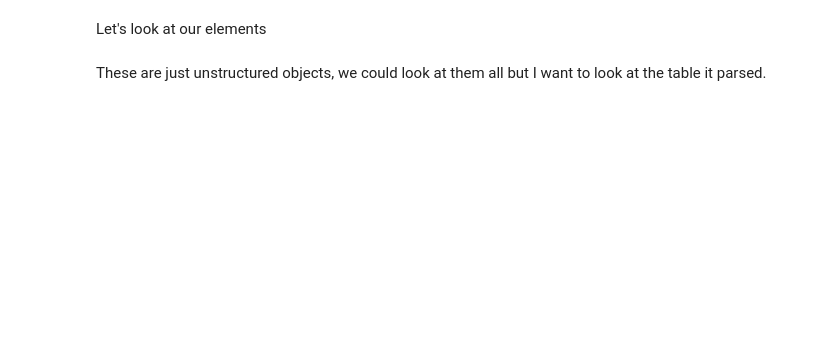
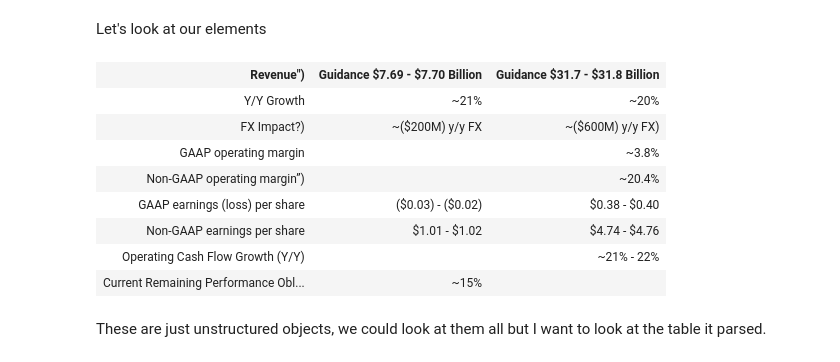
Before and after one commit to huangyingting/ainotes, a Jupyter notebook: rag/06_document_specific_splitting.ipynb, the cells around one changed output. Drawn from its saved outputs; the diff is of its cells as text; code cells hidden in the pictures; blank space fills up the shorter version.

```diff
--- a/rag/06_document_specific_splitting.ipynb
+++ b/rag/06_document_specific_splitting.ipynb
@@ -156,5 +197,8 @@ Let's load up our PDF and then parition it. This is a PDF from a [Salesforce ear
 # %%
-filename = "static/SalesforceFinancial.pdf"
+import os
+from unstructured.partition.pdf import partition_pdf
+from unstructured.staging.base import elements_to_json
+filename = "../data/SalesforceFinancial.pdf"
 
 # Extracts the elements from the PDF
 elements = partition_pdf(
@@ -169,5 +234,18 @@ elements = partition_pdf(
 Let's look at our elements
 # %%
 elements
+# %%
+from IPython.display import display, HTML
+display(HTML(elements[-5].metadata.text_as_html))
+# %% [output]
+| Revenue") | Guidance $7.69 - $7.70 Billion | Guidance $31.7 - $31.8 Billion |
+| Y/Y Growth | ~21% | ~20% |
+| FX Impact?) | ~($200M) y/y FX | ~($600M) y/y FX) |
+| GAAP operating margin |  | ~3.8% |
+| Non-GAAP operating margin”) |  | ~20.4% |
+| GAAP earnings (loss) per share | ($0.03) - ($0.02) | $0.38 - $0.40 |
+| Non-GAAP earnings per share | $1.01 - $1.02 | $4.74 - $4.76 |
+| Operating Cash Flow Growth (Y/Y) |  | ~21% - 22% |
+| Current Remaining Performance Obl... | ~15% |  |
 # %% [markdown]
 These are just unstructured objects, we could look at them all but I want to look at the table it parsed.
```
Also changed, not shown: parts of 15 cells of this notebook, 28 other files.
